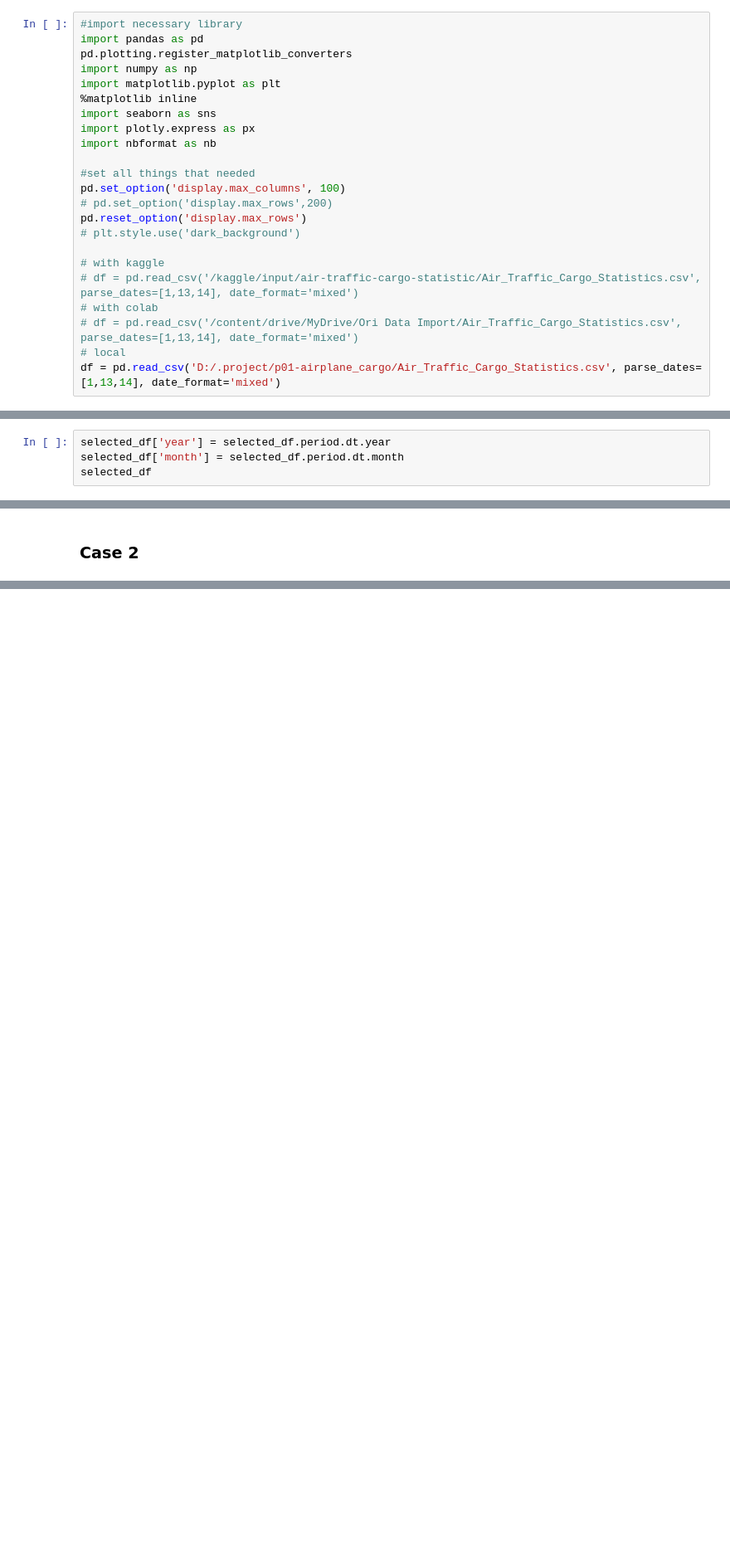
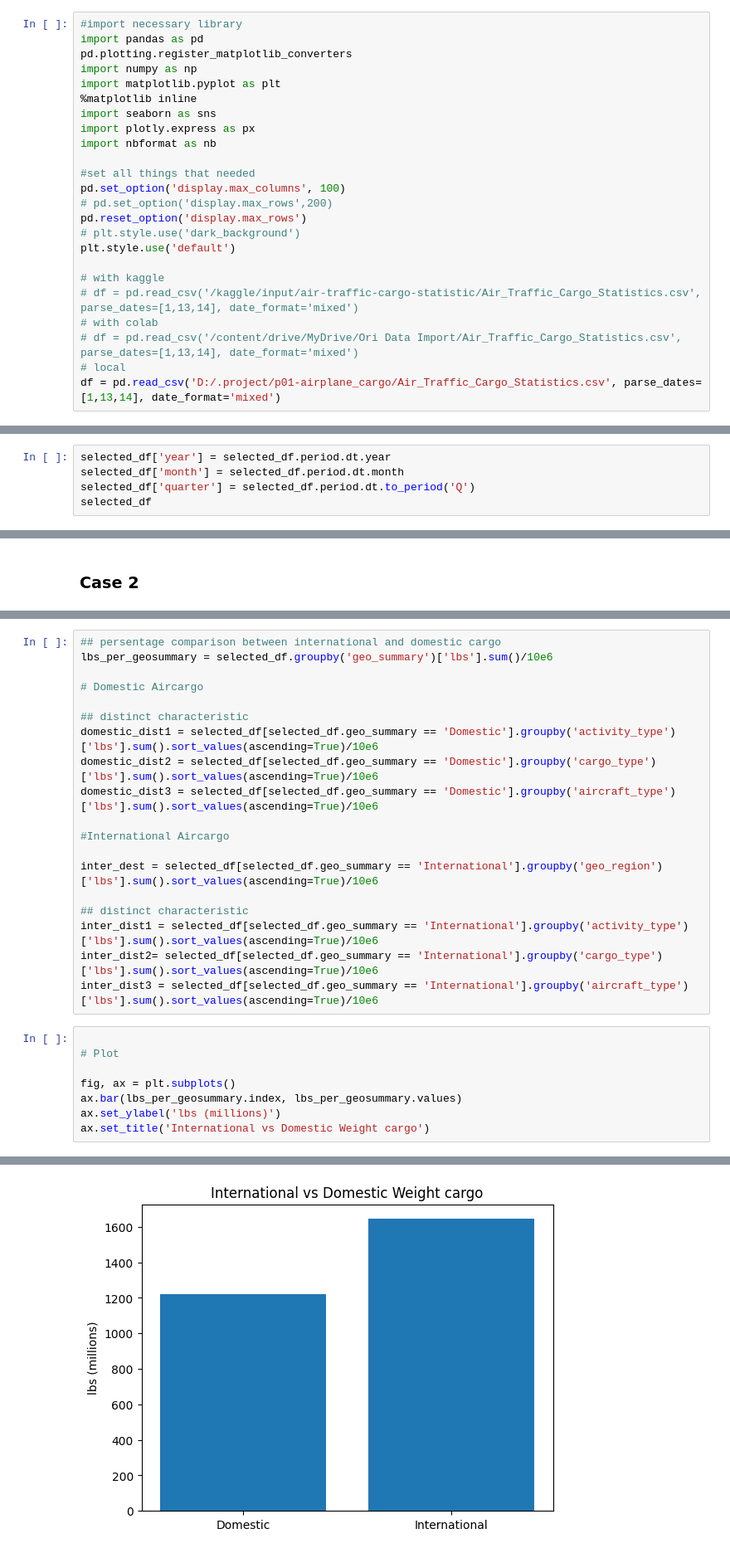
Before and after one commit to ikhsan-muhammad/p01-airplane_cargo, a Jupyter notebook: p01-airplane-cargo.ipynb, the cells around one changed output, grey strips where cells are left out. Shown at 83% size. Cells and saved outputs as stored; diff of their text form; blank space fills up the shorter version.

```diff
--- a/p01-airplane-cargo.ipynb
+++ b/p01-airplane-cargo.ipynb
@@ -51,6 +42,7 @@ pd.set_option('display.max_columns', 100)
 # pd.set_option('display.max_rows',200)
 pd.reset_option('display.max_rows')
 # plt.style.use('dark_background')
+plt.style.use('default')
 
 # with kaggle
 # df = pd.read_csv('/kaggle/input/air-traffic-cargo-statistic/Air_Traffic_Cargo_Statistics.csv', parse_dates=[1,13,14], date_format='mixed')
@@ -271,6 +263,7 @@ selected_df['period'] = selected_df['period'].dt.to_timestamp()
 # %%
 selected_df['year'] = selected_df.period.dt.year
 selected_df['month'] = selected_df.period.dt.month
+selected_df['quarter'] = selected_df.period.dt.to_period('Q')
 selected_df
 # %% [output]
 |  | period | operating_airline | published_airline | geo_summary | geo_region | activity_type | cargo_type | ... |
@@ -327,0 +361,28 @@ px.line(pivot_table_melted,
+# %%
+## persentage comparison between international and domestic cargo
+lbs_per_geosummary = selected_df.groupby('geo_summary')['lbs'].sum()/10e6
+
+# Domestic Aircargo
+
+## distinct characteristic
+domestic_dist1 = selected_df[selected_df.geo_summary == 'Domestic'].groupby('activity_type')['lbs'].sum().sort_values(ascending=True)/10e6
+domestic_dist2 = selected_df[selected_df.geo_summary == 'Domestic'].groupby('cargo_type')['lbs'].sum().sort_values(ascending=True)/10e6
+domestic_dist3 = selected_df[selected_df.geo_summary == 'Domestic'].groupby('aircraft_type')['lbs'].sum().sort_values(ascending=True)/10e6
+
+#International Aircargo
+
+inter_dest = selected_df[selected_df.geo_summary == 'International'].groupby('geo_region')['lbs'].sum().sort_values(ascending=True)/10e6
+
+## distinct characteristic
+inter_dist1 = selected_df[selected_df.geo_summary == 'International'].groupby('activity_type')['lbs'].sum().sort_values(ascending=True)/10e6
+inter_dist2= selected_df[selected_df.geo_summary == 'International'].groupby('cargo_type')['lbs'].sum().sort_values(ascending=True)/10e6
+inter_dist3 = selected_df[selected_df.geo_summary == 'International'].groupby('aircraft_type')['lbs'].sum().sort_values(ascending=True)/10e6
+# %%
+
+# Plot
+
+fig, ax = plt.subplots()
+ax.bar(lbs_per_geosummary.index, lbs_per_geosummary.values)
+ax.set_ylabel('lbs (millions)')
+ax.set_title('International vs Domestic Weight cargo')
+# %% [output]
@@ -327,0 +390 @@ px.line(pivot_table_melted,
+[figure, added]
```
Also changed, not shown: parts of 19 cells of this notebook, 1 other file.
